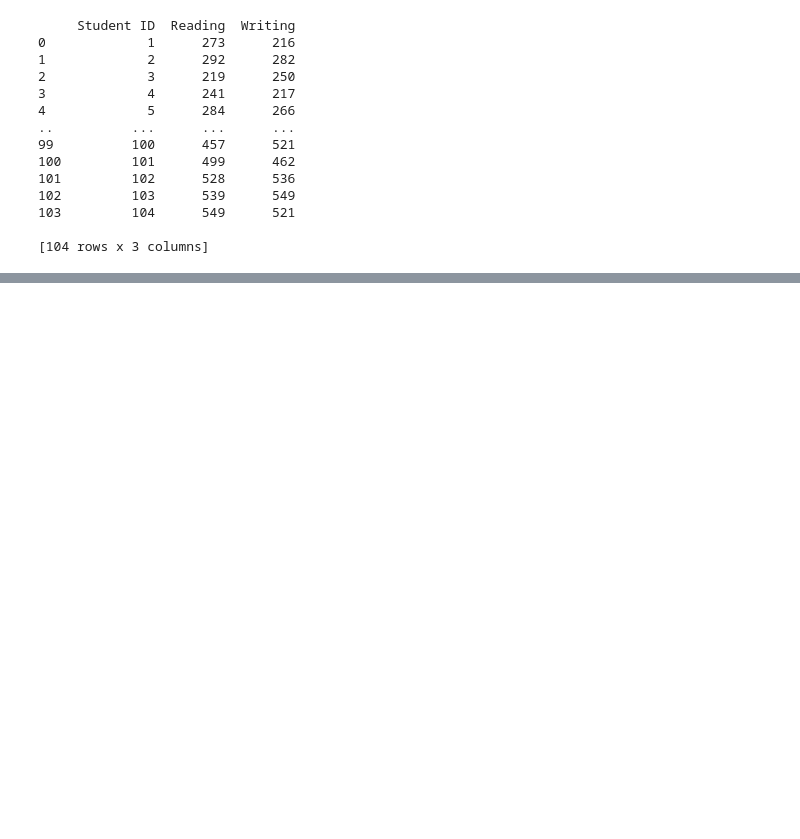
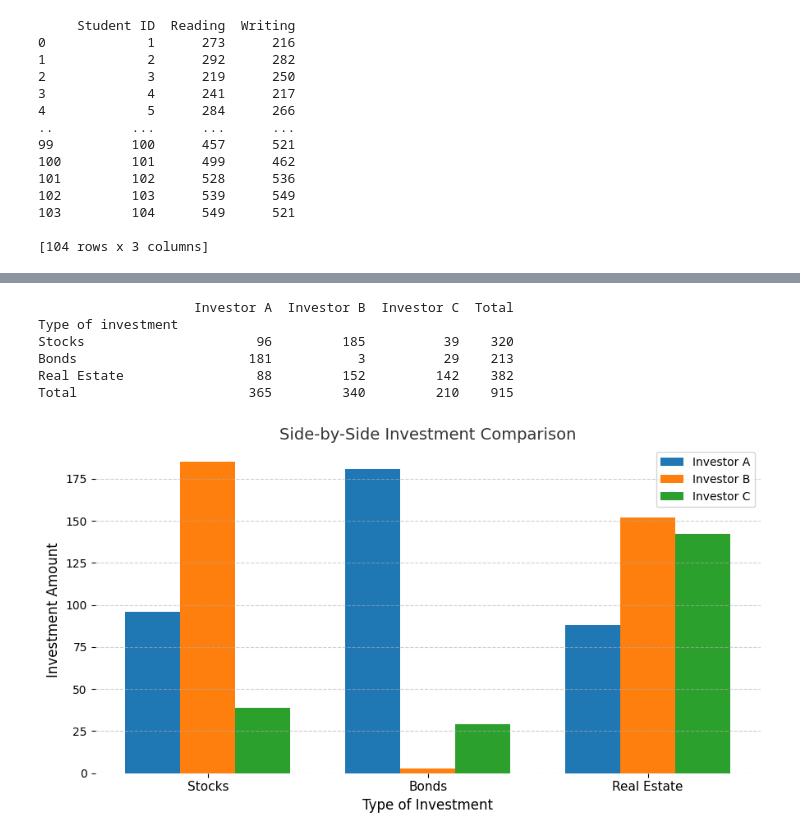
Before and after one commit to Rumaan-Kaisar/DataScience, a Jupyter notebook: Stat_ch1_dscptv/ch1_descriptive_stat.ipynb, the cells around one changed output, grey strips where cells are left out. Saved outputs shown, nothing was run; the diff lists cells and outputs as text; code cells hidden in the pictures; blank space fills up the shorter version.

```diff
--- a/Stat_ch1_dscptv/ch1_descriptive_stat.ipynb
+++ b/Stat_ch1_dscptv/ch1_descriptive_stat.ipynb
@@ -380,0 +385,68 @@ print(loaded_df)
+# %%
+import pandas as pd
+
+# Original data
+data = {
+    "Type of investment": ["Stocks", "Bonds", "Real Estate"],
+    "Investor A": [96, 181, 88],
+    "Investor B": [185, 3, 152],
+    "Investor C": [39, 29, 142]
+}
+
+# Create DataFrame
+df = pd.DataFrame(data)
+
+# Set index to make it look like a cross-table
+cross_table = df.set_index("Type of investment")
+
+# Add row totals
+cross_table["Total"] = cross_table.sum(axis=1)
+
+# Add column totals (including the new "Total" column)
+cross_table.loc["Total"] = cross_table.sum()
+
+print(cross_table)
+# %% [output]
+                    Investor A  Investor B  Investor C  Total
+Type of investment
+Stocks                      96         185          39    320
+Bonds                      181           3          29    213
+Real Estate                 88         152         142    382
+Total                      365         340         210    915
+# %%
+import matplotlib.pyplot as plt
+import numpy as np
+
+# Data from cross table
+investments = data["Type of investment"]
+investor_a = data["Investor A"]
+investor_b = data["Investor B"]
+investor_c = data["Investor C"]
+
+# Bar width and x positions
+bar_width = 0.25
+x = np.arange(len(investments))
+
+# Create plot
+plt.figure(figsize=(9, 5))
+plt.bar(x - bar_width, investor_a, width=bar_width, label="Investor A", color="#1f77b4")
+plt.bar(x, investor_b, width=bar_width, label="Investor B", color="#ff7f0e")
+plt.bar(x + bar_width, investor_c, width=bar_width, label="Investor C", color="#2ca02c")
+
+# Labels and styling
+plt.xlabel("Type of Investment", fontsize=12)
+plt.ylabel("Investment Amount", fontsize=12)
+plt.title("Side-by-Side Investment Comparison", fontsize=14, color="#333")
+plt.xticks(x, investments, fontsize=11)
+plt.yticks(fontsize=10)
+plt.legend()
+plt.grid(axis='y', linestyle='--', alpha=0.6)
+
+# Minimalist styling
+for spine in plt.gca().spines.values():
+    spine.set_visible(False)
+
+plt.tight_layout()
+plt.show()
+# %% [output]
+[figure, added]
```
Also changed, not shown: parts of 2 cells of this notebook.
